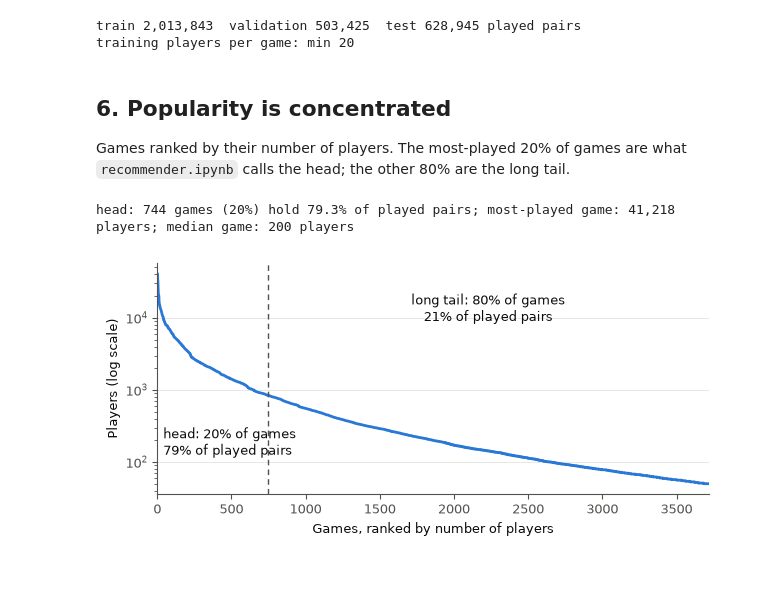
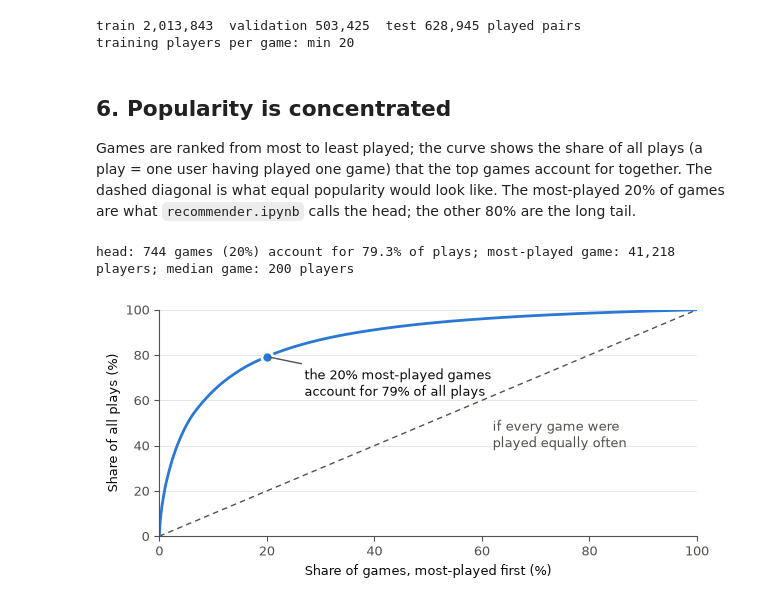
Before and after one commit to sribn/02807-computational-tools-for-data-science, a Jupyter notebook: data_preparation.ipynb, the cells around one changed output. Drawn from its saved outputs; the diff is of its cells as text; code cells hidden in the pictures; blank space fills up the shorter version.

```diff
--- a/data_preparation.ipynb
+++ b/data_preparation.ipynb
@@ -84,38 +84,40 @@ training players per game: min 20
 # %% [markdown]
 ## 6. Popularity is concentrated
 
-Games ranked by their number of players. The most-played 20% of games are what `recommender.ipynb` calls the head; the other 80% are the long tail.
+Games are ranked from most to least played; the curve shows the share of all plays (a play = one user having played one game) that the top games account for together. The dashed diagonal is what equal popularity would look like. The most-played 20% of games are what `recommender.ipynb` calls the head; the other 80% are the long tail.
 # %%
 players = np.sort(data.players_per_game(inter.playtime))[::-1]
-rank = np.arange(1, players.size + 1)
 n_head = int(round(evaluate.HEAD_SHARE * players.size))
 head_plays = players[:n_head].sum() / players.sum()
-print(f"head: {n_head:,} games ({evaluate.HEAD_SHARE:.0%}) hold {head_plays:.1%} of played pairs; "
+print(f"head: {n_head:,} games ({evaluate.HEAD_SHARE:.0%}) account for {head_plays:.1%} of plays; "
       f"most-played game: {players[0]:,} players; median game: {int(np.median(players))} players")
 
-INK, MUTED, GRID, BLUE = "#0b0b0b", "#52514e", "#e4e3df", "#2a78d6"
+INK, MUTED, GRID, BLUE, SURFACE = "#0b0b0b", "#52514e", "#e4e3df", "#2a78d6", "#fcfcfb"
 plt.rcParams.update({"font.size": 9, "axes.edgecolor": MUTED, "axes.labelcolor": INK,
                      "xtick.color": MUTED, "ytick.color": MUTED})
+share_games = np.arange(players.size + 1) / players.size * 100
+share_plays = np.concatenate([[0], np.cumsum(players) / players.sum() * 100])
+head_x, head_y = evaluate.HEAD_SHARE * 100, head_plays * 100
+
 fig, ax = plt.subplots(figsize=(6.3, 3.0))
-ax.plot(rank, players, color=BLUE, lw=2, solid_capstyle="round")
-ax.axvline(n_head + 0.5, color=MUTED, lw=1, ls=(0, (4, 3)))
-ax.set_yscale("log")
-ax.set_xlim(0, players.size + 1)
-ax.grid(axis="y", which="major", color=GRID, lw=0.6)
+ax.plot([0, 100], [0, 100], color=MUTED, lw=1, ls=(0, (4, 3)))
+ax.text(62, 52, "if every game were\nplayed equally often", color=MUTED, ha="left", va="top")
+ax.plot(share_games, share_plays, color=BLUE, lw=2)
+ax.plot([head_x], [head_y], "o", color=BLUE, ms=8, mec=SURFACE, mew=2)
+ax.annotate(f"the {head_x:.0f}% most-played games\naccount for {head_y:.0f}% of all plays", xy=(head_x, head_y),
+            xytext=(head_x + 7, 62), color=INK, arrowprops=dict(arrowstyle="-", color=MUTED, lw=1))
+ax.set_xlim(0, 100)
+ax.set_ylim(0, 100)
+ax.grid(axis="y", color=GRID, lw=0.6)
 ax.set_axisbelow(True)
 for side in ("top", "right"):
     ax.spines[side].set_visible(False)
-ax.text(40, players.min() * 2.2, f"head: {evaluate.HEAD_SHARE:.0%} of games\n{head_plays:.0%} of played pairs",
-        ha="left", va="bottom", color=INK)
-ax.text(n_head + (players.size - n_head) * 0.5, players[0] * 0.55,
-        f"long tail: {1 - evaluate.HEAD_SHARE:.0%} of games\n{1 - head_plays:.0%} of played pairs",
-        ha="center", va="top", color=INK)
-ax.set_xlabel("Games, ranked by number of players")
-ax.set_ylabel("Players (log scale)")
+ax.set_xlabel("Share of games, most-played first (%)")
+ax.set_ylabel("Share of all plays (%)")
 fig.tight_layout()
-fig.savefig(FIGURES / "players_per_game.pdf")
-fig.savefig(FIGURES / "players_per_game.png", dpi=200)
+fig.savefig(FIGURES / "popularity_concentration.pdf")
+fig.savefig(FIGURES / "popularity_concentration.png", dpi=200)
 plt.show()
 # %% [output]
-head: 744 games (20%) hold 79.3% of played pairs; most-played game: 41,218 players; median game: 200 players
+head: 744 games (20%) account for 79.3% of plays; most-played game: 41,218 players; median game: 200 players
-[figure, old version]
+[figure, new version]
```
Also changed, not shown: 4 other files.
